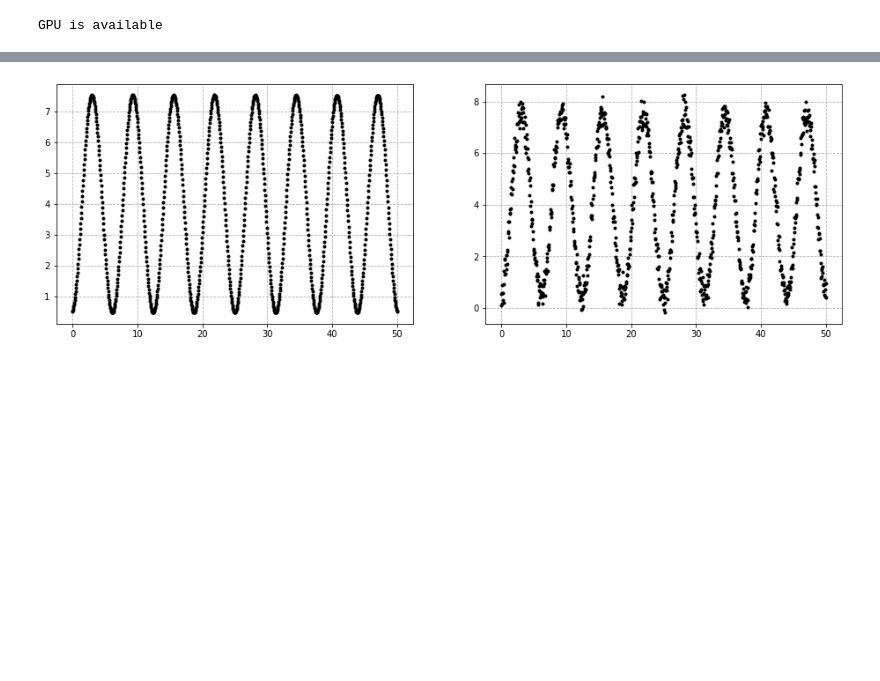
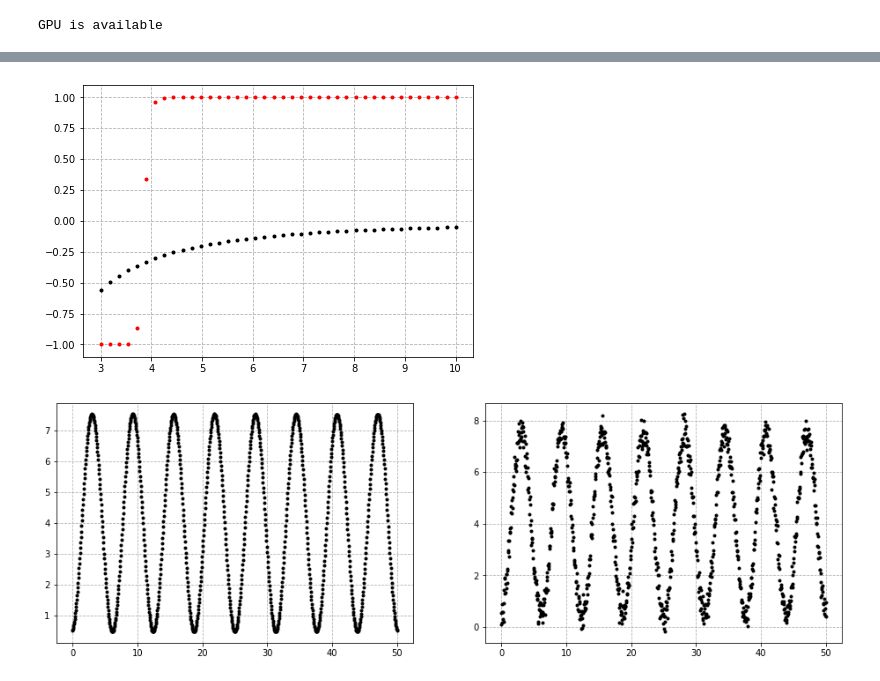
Before and after one commit to Jhko725/Contact-Point-Detection, a Jupyter notebook: NeuralODE.ipynb, the cells around one changed output, grey strips where cells are left out. Cells and saved outputs as stored; diff of their text form; code cells hidden in the pictures; blank space fills up the shorter version.

```diff
--- a/NeuralODE.ipynb
+++ b/NeuralODE.ipynb
@@ -102,3 +85,17 @@ NameError: name 'F' is not defined
+# %%
+checkpoint_path = './hall_of_fame/20200204/_ckpt_epoch_811.ckpt'
+model = LoadModel(checkpoint_path)
+# %%
+d = np.linspace(3.0, 10.0, 40)
+model.cuda()
+F_pred = model.predict_force(d)
+# %%
+fig, ax = plt.subplots(1, 1, figsize = (7, 5))
+ax.plot(d, F_pred, '.r', label = 'NN prediction')
+ax.plot(d, F(d), '.k', label = 'True Force')
+ax.grid(ls = '--')
+# %% [output]
+[figure, added]
 # %%
 sol = solve_ivp(ODE, (0, 50), x0, t_eval = np.linspace(0, 50, 1000))
 data = sol.y[1,:] + np.random.normal(scale = 0.3, size = sol.y[1,:].shape)
```
Also changed, not shown: parts of 8 cells of this notebook, 40 other files.
